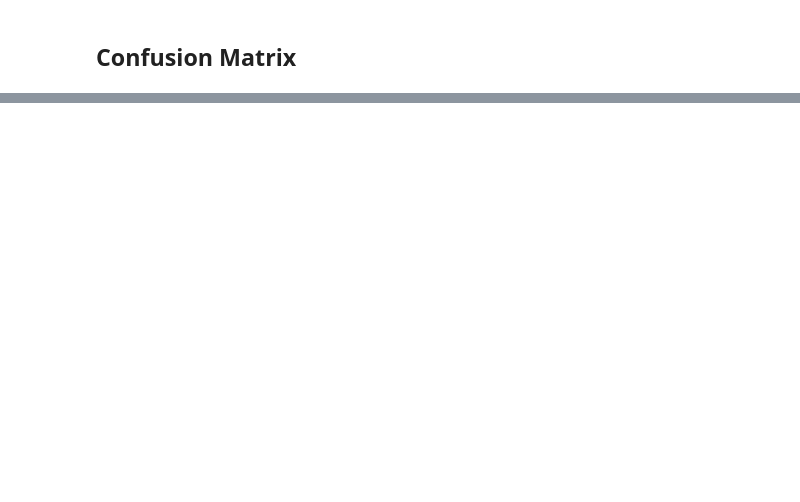
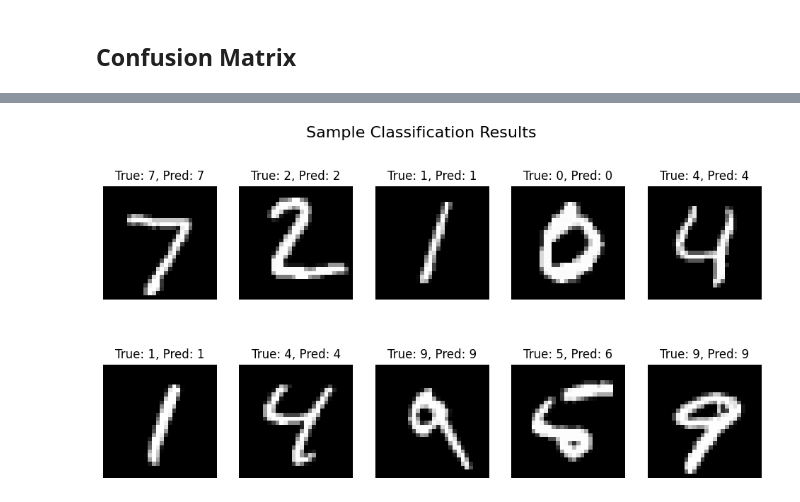
Before and after one commit to yibesh/DeepLearning, a Jupyter notebook: day2.ipynb, the cells around one changed output, grey strips where cells are left out. Saved outputs shown, nothing was run; the diff lists cells and outputs as text; code cells hidden in the pictures; blank space fills up the shorter version.

```diff
--- a/day2.ipynb
+++ b/day2.ipynb
@@ -116,0 +124,18 @@ plt.show()
+# %%
+import numpy as np
+
+# Predict on test data
+y_pred = model.predict(x_test)
+y_pred_classes = np.argmax(y_pred, axis=1)
+y_true = np.argmax(y_test, axis=1)
+
+# Show some sample predictions
+plt.figure(figsize=(12, 6))
+for i in range(10):
+    plt.subplot(2, 5, i+1)
+    plt.imshow(x_test[i], cmap="gray")
+    plt.title(f"True: {y_true[i]}, Pred: {y_pred_classes[i]}")
+    plt.axis("off")
+plt.suptitle("Sample Classification Results", fontsize=16)
+plt.show()
+# %% [output]
@@ -116,0 +143 @@ plt.show()
+[figure, added]
```
Also changed, not shown: parts of 5 cells of this notebook.
